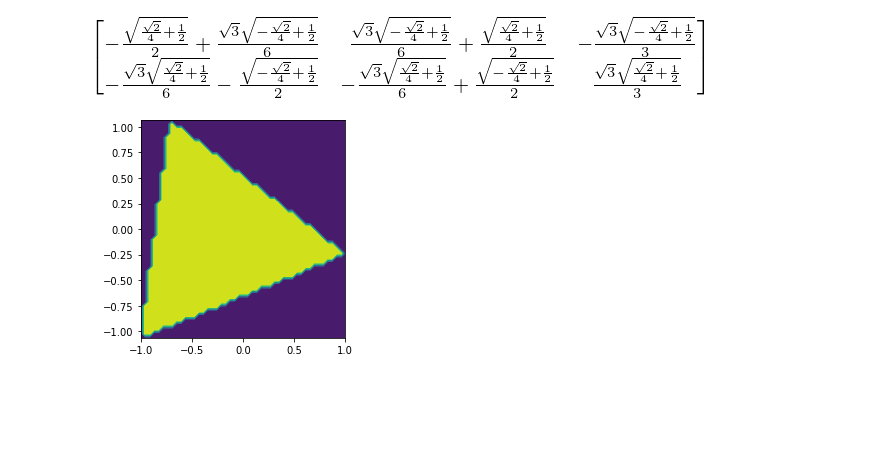
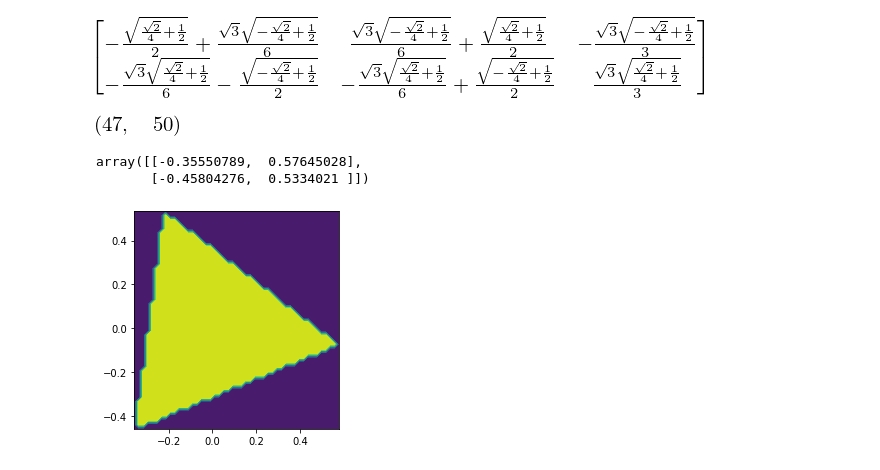
Before and after one commit to DavorPenzar/diplomski, a Jupyter notebook: code/Trokuti.ipynb, the cells around one changed output. Drawn from its saved outputs; the diff is of its cells as text; code cells hidden in the pictures; blank space fills up the shorter version.

```diff
--- a/code/Trokuti.ipynb
+++ b/code/Trokuti.ipynb
@@ -60,14 +60,23 @@ np.save(
 # %%
 X = np.load('triangle.npy')
 # %%
-O = triang(X[0], X[1])
+O, dom = triang(X[0], X[1], return_dom = True)
+# %%
+O.shape
+# %% [output]
+[figure, added]
+# %%
+dom
+# %% [output]
+array([[-0.35550789,  0.57645028],
+       [-0.45804276,  0.5334021 ]])
 # %%
 fig, ax = plt.subplots(nrows = 1, ncols = 1)
 
 ax.set_aspect('equal')
 
-show_2d_func(O, ax = ax, how = 'contourf')
+show_2d_func(O, dom = dom, ax = ax, how = 'contourf')
 
 plt.show()
 # %% [output]
-[figure, old version]
+[figure, new version]
```
Also changed, not shown: 3 other files.
